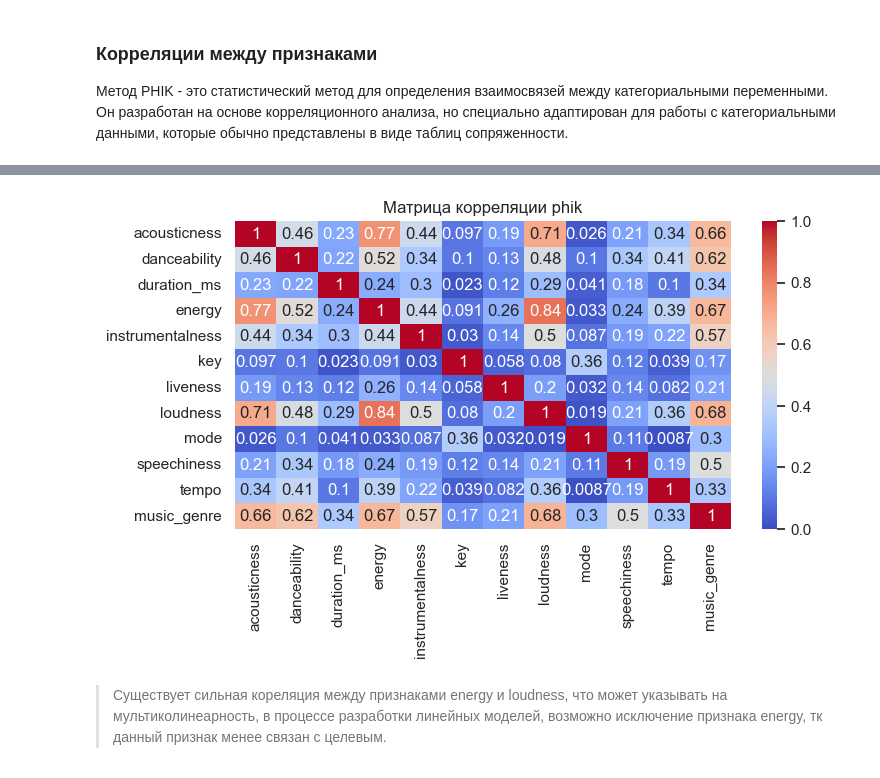
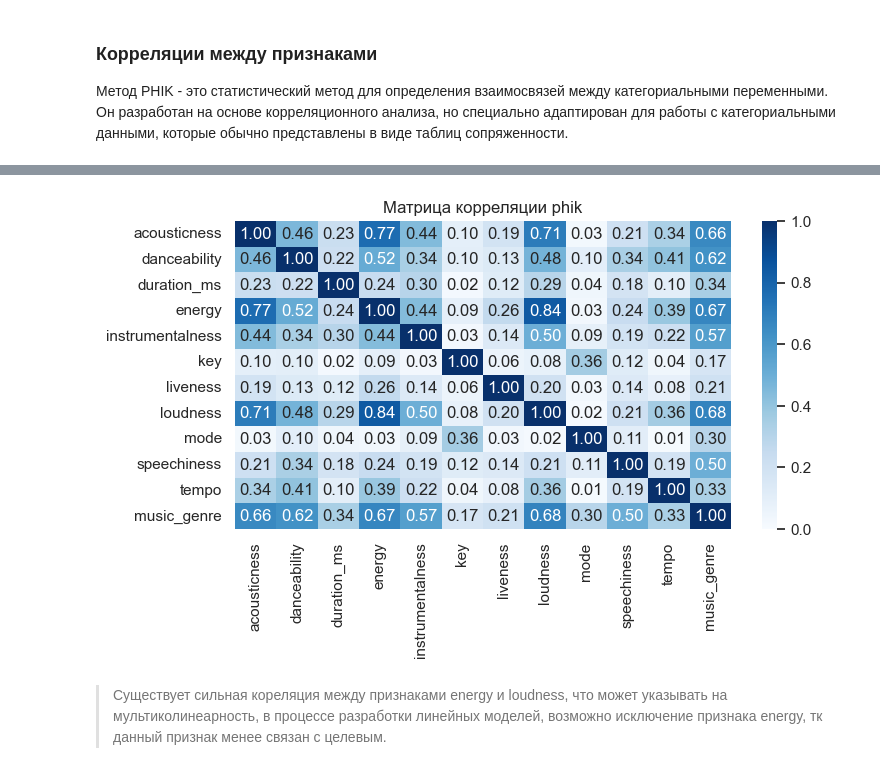
Before and after one commit to Denis-Mukhanov/music-genre-prediction, a Jupyter notebook: music_genre_prediction.ipynb, the cells around one changed output, grey strips where cells are left out. Drawn from its saved outputs; the diff is of its cells as text; code cells hidden in the pictures.

```diff
--- a/music_genre_prediction.ipynb
+++ b/music_genre_prediction.ipynb
@@ -502,12 +499,12 @@ interval columns not set, guessing: ['acousticness', 'danceability', 'duration_m
 # %%
 # heatmap
 plt.figure(figsize=(8, 4))
-sns.heatmap(phik_overview, annot=True, cmap='coolwarm', vmin=0, vmax=1)
+sns.heatmap(phik_overview, annot=True, fmt=".2f", cmap='Blues', vmin=0, vmax=1)
 plt.title('Матрица корреляции phik')
 
 plt.show()
 # %% [output]
-[figure, old version]
+[figure, new version]
 # %% [markdown]
 >Существует сильная кореляция между признаками energy и loudness, что может указывать на мультиколинеарность, в процессе разработки линейных моделей, возможно исключение признака energy, тк данный признак менее связан с целевым.
 # %% [markdown]
```
Also changed, not shown: parts of 6 cells of this notebook.
